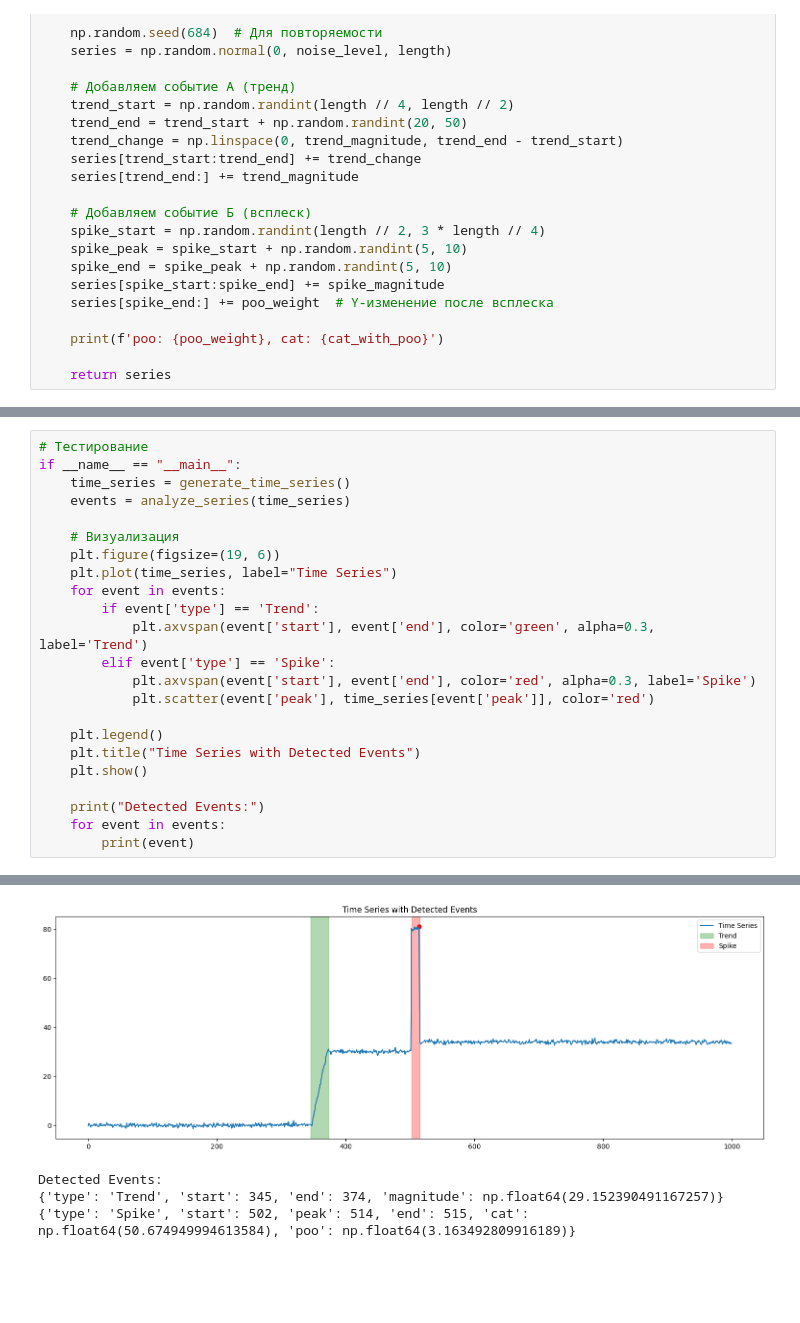
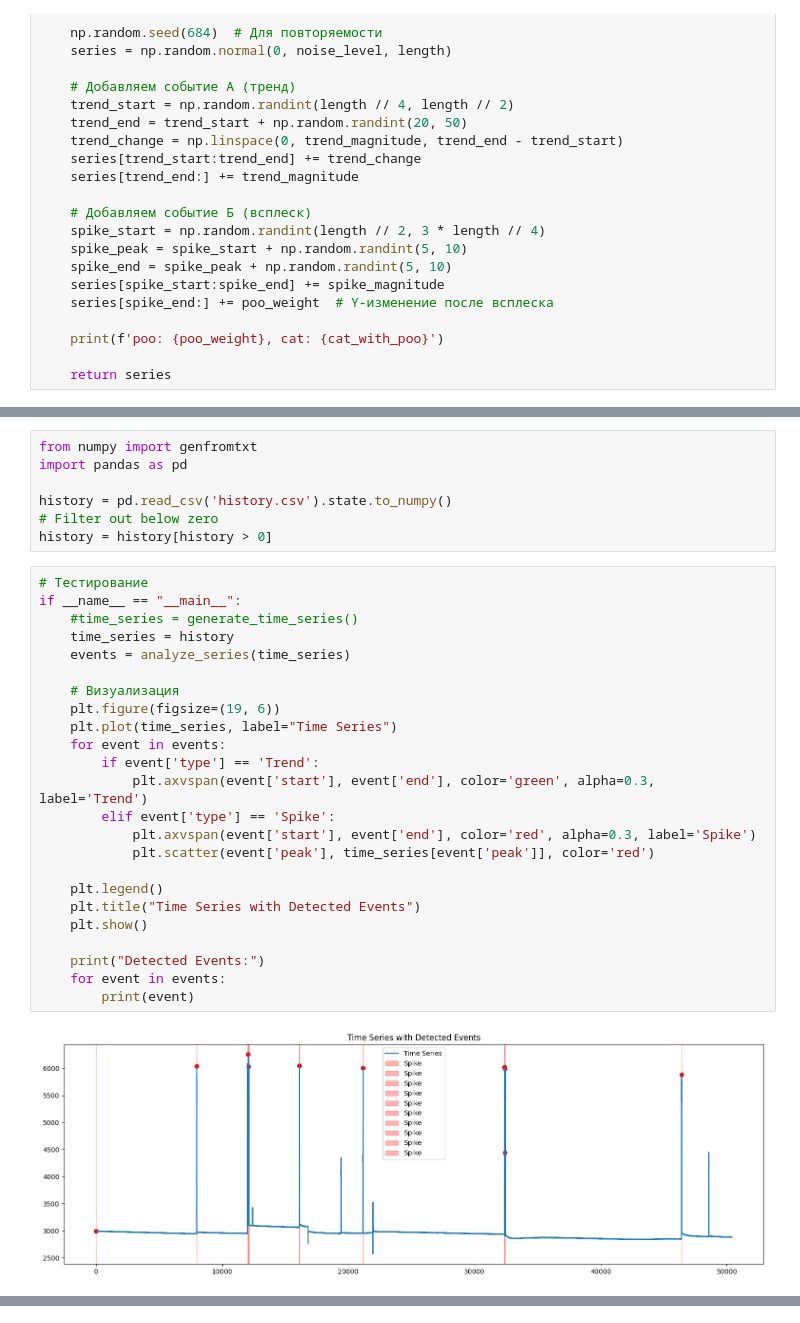
Before and after one commit to djbios/litterDetector, a Jupyter notebook: main.ipynb, the cells around one changed output, grey strips where cells are left out. Drawn from its saved outputs; the diff is of its cells as text; blank space fills up the shorter version.

```diff
--- a/main.ipynb
+++ b/main.ipynb
@@ -91,27 +91,36 @@ def analyze_series(series, noise_level=0.5, spike_threshold=3):
             spike_start, spike_peak, spike_end = None, None, None
 
     return events
+# %%
+from numpy import genfromtxt
+import pandas as pd
+
+history = pd.read_csv('history.csv').state.to_numpy()
+# Filter out below zero
+history = history[history > 0]
 # %%
 # Тестирование
 if __name__ == "__main__":
-    time_series = generate_time_series()
+    #time_series = generate_time_series()
+    time_series = history
     events = analyze_series(time_series)
 
     # Визуализация
     plt.figure(figsize=(19, 6))
     plt.plot(time_series, label="Time Series")
     for event in events:
         if event['type'] == 'Trend':
             plt.axvspan(event['start'], event['end'], color='green', alpha=0.3, label='Trend')
         elif event['type'] == 'Spike':
             plt.axvspan(event['start'], event['end'], color='red', alpha=0.3, label='Spike')
             plt.scatter(event['peak'], time_series[event['peak']], color='red')
 
     plt.legend()
     plt.title("Time Series with Detected Events")
     plt.show()
 
     print("Detected Events:")
     for event in events:
         print(event)
 # %% [output]
+[figure, new version]
@@ -119,4 +137,0 @@ poo: 4, cat: 54
-[figure, old version]
-Detected Events:
-{'type': 'Trend', 'start': 345, 'end': 374, 'magnitude': np.float64(29.152390491167257)}
-{'type': 'Spike', 'start': 502, 'peak': 514, 'end': 515, 'cat': np.float64(50.674949994613584), 'poo': np.float64(3.163492809916189)}
```
Also changed, not shown: parts of 2 cells of this notebook, 1 other file.
